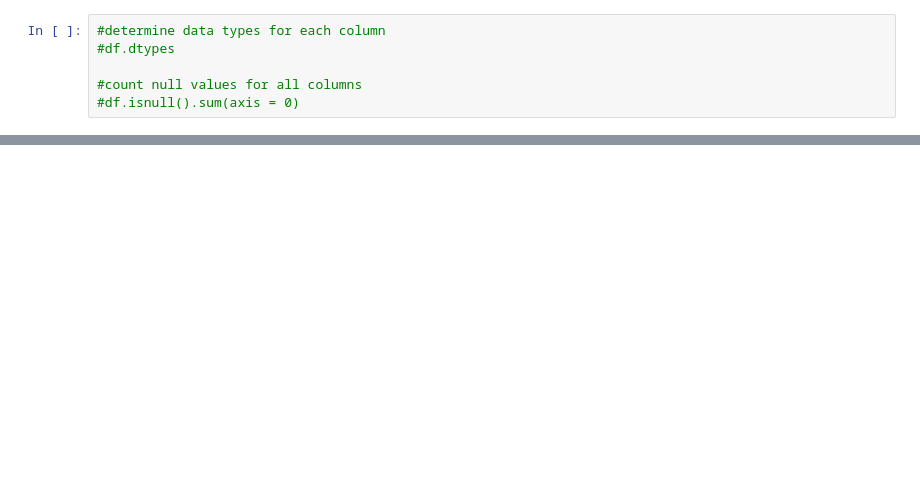
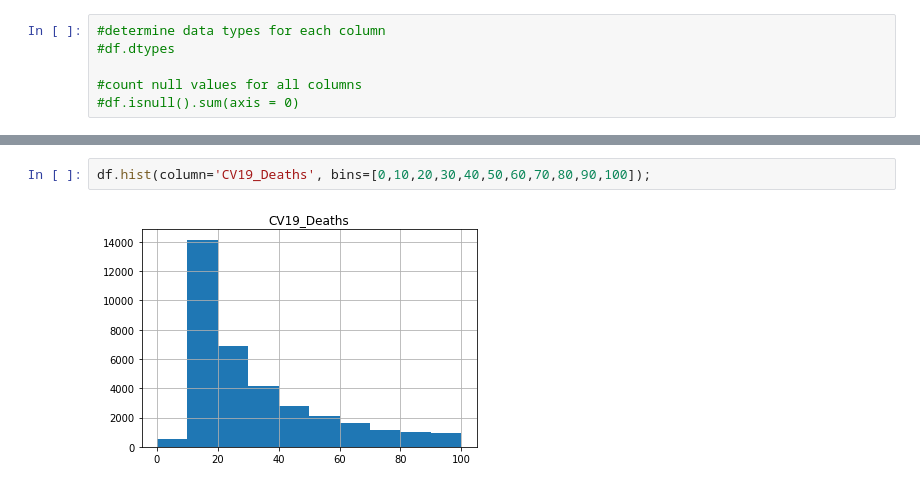
Before and after one commit to JScottLopez/github-ds, a Jupyter notebook: TIM_6500_JSLopez.ipynb, the cells around one changed output, grey strips where cells are left out. Drawn from its saved outputs; the diff is of its cells as text; blank space fills up the shorter version.

```diff
--- a/TIM_6500_JSLopez.ipynb
+++ b/TIM_6500_JSLopez.ipynb
@@ -165,0 +192,4 @@ df.describe(include = 'all')
+# %%
+df.hist(column='CV19_Deaths', bins=[0,10,20,30,40,50,60,70,80,90,100]);
+# %% [output]
+[figure, added]
```
Also changed, not shown: parts of 10 cells of this notebook.
